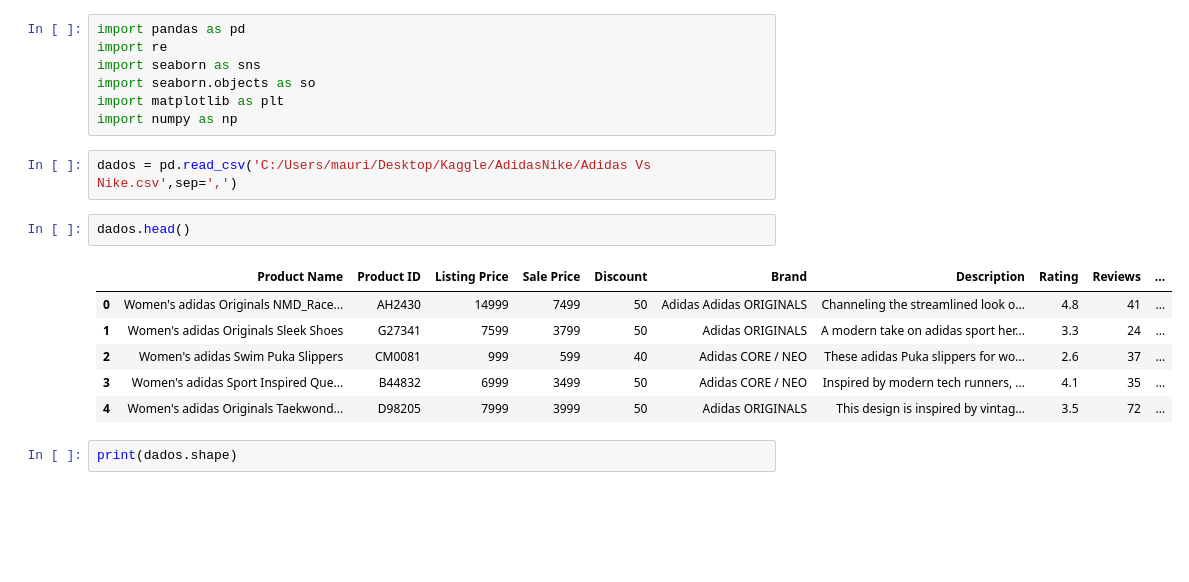
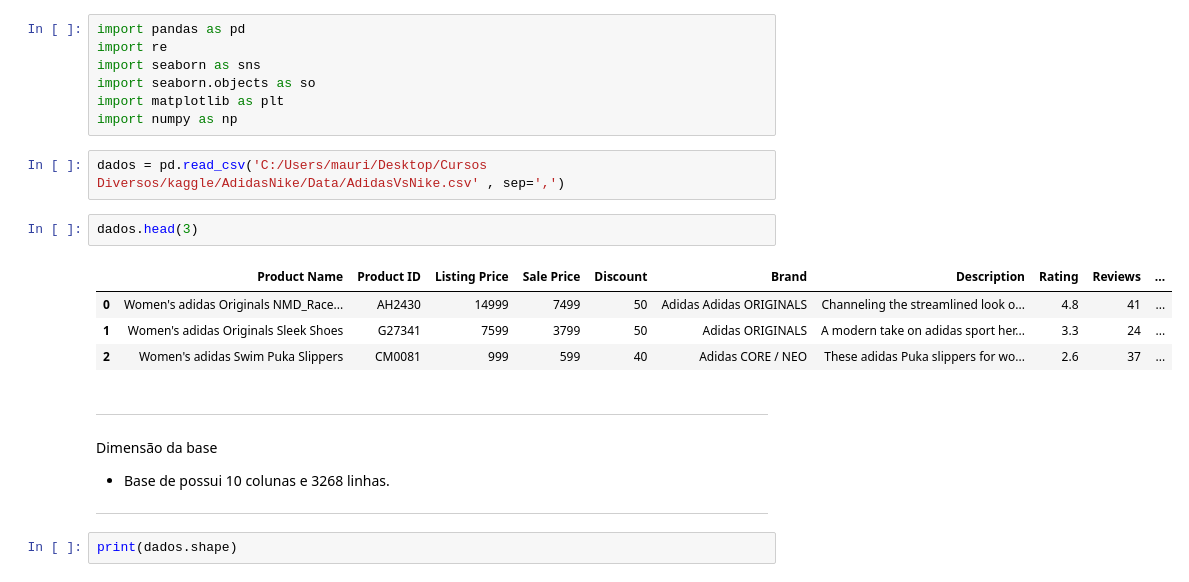
Before and after one commit to MaurilioGauss/AdidasVSNike_kaggle, a Jupyter notebook: CC_adidas_nike.ipynb, the cells around one changed output. Cells and saved outputs as stored; diff of their text form; blank space fills up the shorter version.

```diff
--- a/CC_adidas_nike.ipynb
+++ b/CC_adidas_nike.ipynb
@@ -16,16 +16,19 @@ import seaborn.objects as so
 import matplotlib as plt
 import numpy as np
 # %%
-dados = pd.read_csv('C:/Users/mauri/Desktop/Kaggle/AdidasNike/Adidas Vs Nike.csv',sep=',')
+dados = pd.read_csv('C:/Users/mauri/Desktop/Cursos Diversos/kaggle/AdidasNike/Data/AdidasVsNike.csv' , sep=',')
 # %%
-dados.head()
+dados.head(3)
 # %% [output]
 |  | Product Name | Product ID | Listing Price | Sale Price | Discount | Brand | Description | Rating | Reviews | ... |
 | 0 | Women's adidas Originals NMD_Race... | AH2430 | 14999 | 7499 | 50 | Adidas Adidas ORIGINALS | Channeling the streamlined look o... | 4.8 | 41 | ... |
 | 1 | Women's adidas Originals Sleek Shoes | G27341 | 7599 | 3799 | 50 | Adidas ORIGINALS | A modern take on adidas sport her... | 3.3 | 24 | ... |
 | 2 | Women's adidas Swim Puka Slippers | CM0081 | 999 | 599 | 40 | Adidas CORE / NEO | These adidas Puka slippers for wo... | 2.6 | 37 | ... |
-| 3 | Women's adidas Sport Inspired Que... | B44832 | 6999 | 3499 | 50 | Adidas CORE / NEO | Inspired by modern tech runners, ... | 4.1 | 35 | ... |
-| 4 | Women's adidas Originals Taekwond... | D98205 | 7999 | 3999 | 50 | Adidas ORIGINALS | This design is inspired by vintag... | 3.5 | 72 | ... |
+# %% [markdown]
+----
+Dimensão da base
+- Base de possui 10 colunas e 3268 linhas.
+----
 # %%
 print(dados.shape)
 # %% [output]
```
Also changed, not shown: parts of 20 cells of this notebook, 1 other file.
